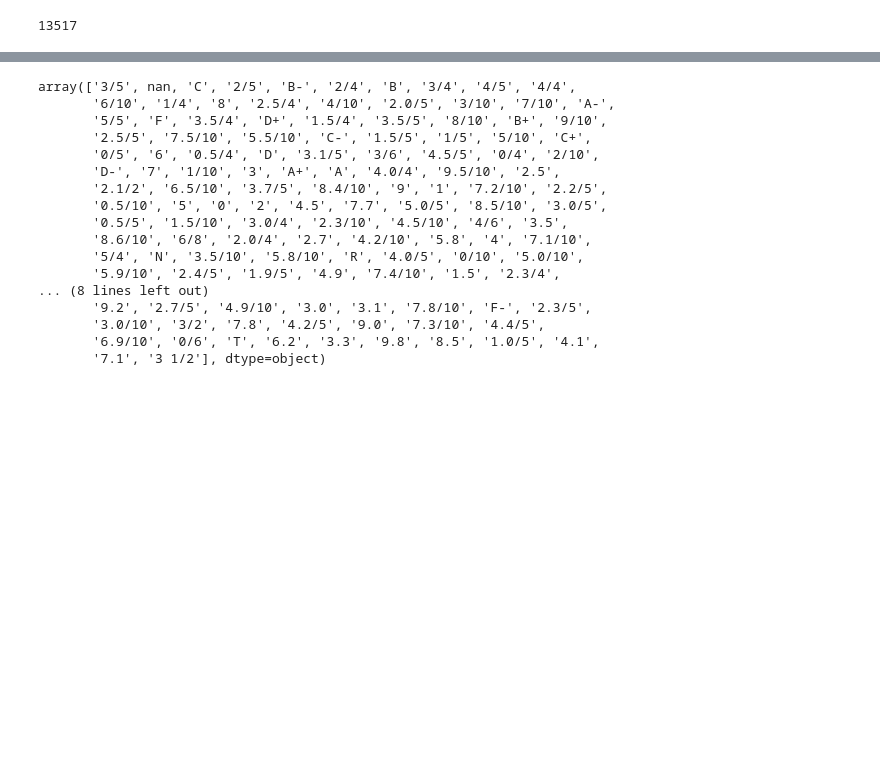
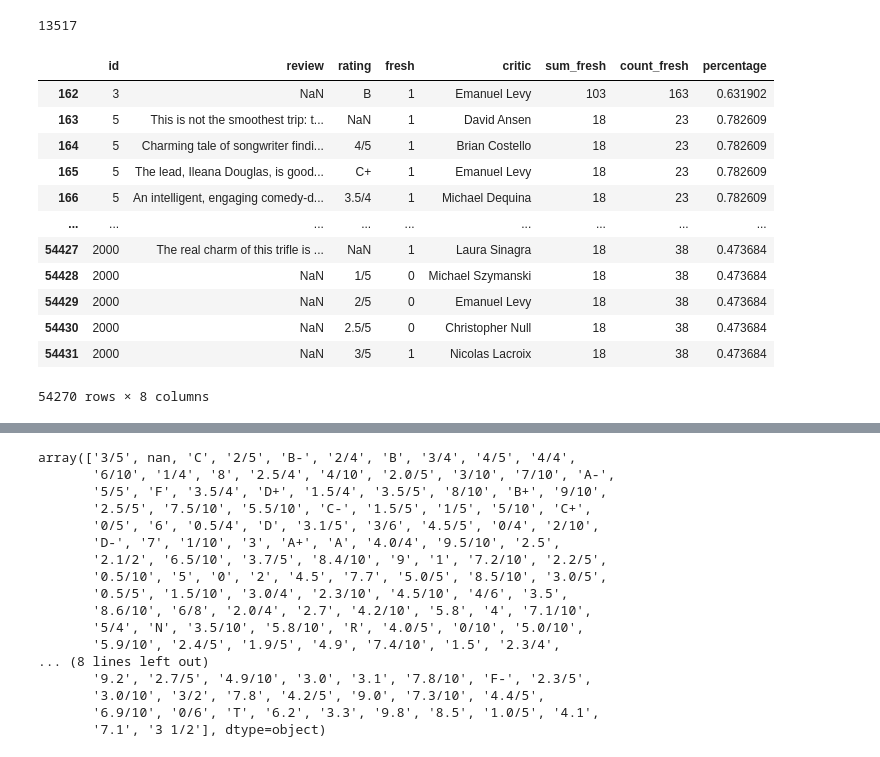
Before and after one commit to Brandon-Meyer0/git-dat-money, a Jupyter notebook: Capstone Group 1A.ipynb, the cells around one changed output, grey strips where cells are left out. Cells and saved outputs as stored; diff of their text form; code cells hidden in the pictures; blank space fills up the shorter version.

```diff
--- a/Capstone Group 1A.ipynb
+++ b/Capstone Group 1A.ipynb
@@ -115,3 +116,26 @@ print(sum(rtDF_reviews['rating'].isna()))
 rtDF_reviews.drop(columns=["top_critic","publisher","date"],inplace=True)
 # %% [output]
 13517
+# %%
+rtDF_reviews['fresh'].replace(['fresh', 'rotten'], [1,0], inplace=True)
+# %%
+# Added code by Aidan that groups by id, counts # of fresh and total # of reviews and calculates %
+rtDF_grouped = rtDF_reviews.groupby(['id'])
+rtDF_reviews['sum_fresh'] = rtDF_grouped['fresh'].transform(sum)
+rtDF_reviews['count_fresh'] = rtDF_grouped['fresh'].transform('count')
+rtDF_reviews['percentage'] = rtDF_reviews['sum_fresh'] / rtDF_reviews['count_fresh']
+rtDF_reviews[162:]
+# %% [output]
+|  | id | review | rating | fresh | critic | sum_fresh | count_fresh | percentage |
+| 162 | 3 | NaN | B | 1 | Emanuel Levy | 103 | 163 | 0.631902 |
+| 163 | 5 | This is not the smoothest trip: t... | NaN | 1 | David Ansen | 18 | 23 | 0.782609 |
+| 164 | 5 | Charming tale of songwriter findi... | 4/5 | 1 | Brian Costello | 18 | 23 | 0.782609 |
+| 165 | 5 | The lead, Ileana Douglas, is good... | C+ | 1 | Emanuel Levy | 18 | 23 | 0.782609 |
+| 166 | 5 | An intelligent, engaging comedy-d... | 3.5/4 | 1 | Michael Dequina | 18 | 23 | 0.782609 |
+| ... | ... | ... | ... | ... | ... | ... | ... | ... |
+| 54427 | 2000 | The real charm of this trifle is ... | NaN | 1 | Laura Sinagra | 18 | 38 | 0.473684 |
+| 54428 | 2000 | NaN | 1/5 | 0 | Michael Szymanski | 18 | 38 | 0.473684 |
+| 54429 | 2000 | NaN | 2/5 | 0 | Emanuel Levy | 18 | 38 | 0.473684 |
+| 54430 | 2000 | NaN | 2.5/5 | 0 | Christopher Null | 18 | 38 | 0.473684 |
+| 54431 | 2000 | NaN | 3/5 | 1 | Nicolas Lacroix | 18 | 38 | 0.473684 |
+54270 rows × 8 columns
```
Also changed, not shown: parts of 10 cells of this notebook, 1 other file.
